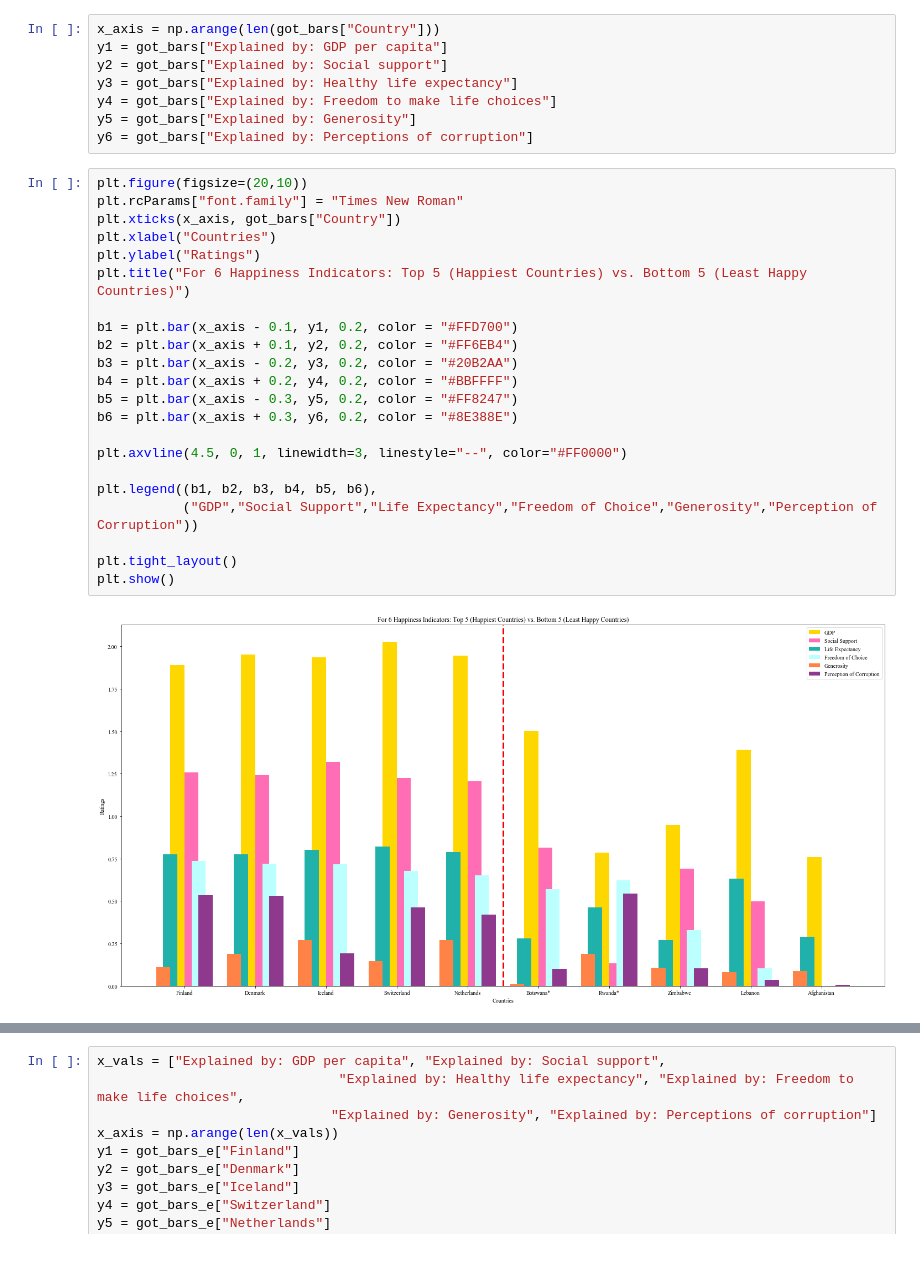
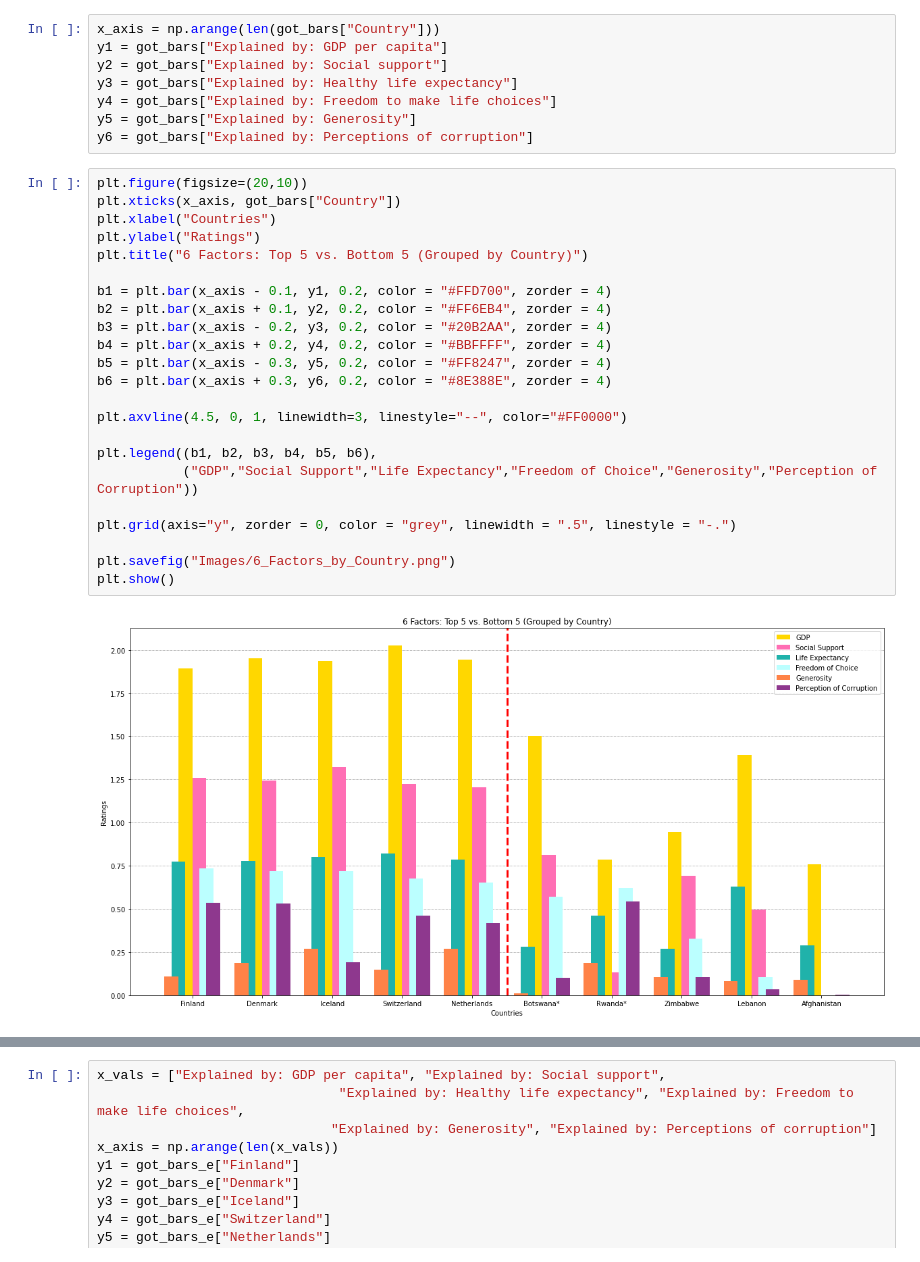
Before and after one commit to CBPher24/Exploring-World-Happiness, a Jupyter notebook: MainWork/Compound_BarPlot.ipynb, the cells around one changed output, grey strips where cells are left out. Cells and saved outputs as stored; diff of their text form.

```diff
--- a/MainWork/Compound_BarPlot.ipynb
+++ b/MainWork/Compound_BarPlot.ipynb
@@ -36,28 +36,29 @@ y5 = got_bars["Explained by: Generosity"]
 y6 = got_bars["Explained by: Perceptions of corruption"]
 # %%
 plt.figure(figsize=(20,10))
-plt.rcParams["font.family"] = "Times New Roman"
 plt.xticks(x_axis, got_bars["Country"])
 plt.xlabel("Countries")
 plt.ylabel("Ratings")
-plt.title("For 6 Happiness Indicators: Top 5 (Happiest Countries) vs. Bottom 5 (Least Happy Countries)")
+plt.title("6 Factors: Top 5 vs. Bottom 5 (Grouped by Country)")
 
-b1 = plt.bar(x_axis - 0.1, y1, 0.2, color = "#FFD700")
-b2 = plt.bar(x_axis + 0.1, y2, 0.2, color = "#FF6EB4")
-b3 = plt.bar(x_axis - 0.2, y3, 0.2, color = "#20B2AA")
-b4 = plt.bar(x_axis + 0.2, y4, 0.2, color = "#BBFFFF")
-b5 = plt.bar(x_axis - 0.3, y5, 0.2, color = "#FF8247")
-b6 = plt.bar(x_axis + 0.3, y6, 0.2, color = "#8E388E")
+b1 = plt.bar(x_axis - 0.1, y1, 0.2, color = "#FFD700", zorder = 4)
+b2 = plt.bar(x_axis + 0.1, y2, 0.2, color = "#FF6EB4", zorder = 4)
+b3 = plt.bar(x_axis - 0.2, y3, 0.2, color = "#20B2AA", zorder = 4)
+b4 = plt.bar(x_axis + 0.2, y4, 0.2, color = "#BBFFFF", zorder = 4)
+b5 = plt.bar(x_axis - 0.3, y5, 0.2, color = "#FF8247", zorder = 4)
+b6 = plt.bar(x_axis + 0.3, y6, 0.2, color = "#8E388E", zorder = 4)
 
 plt.axvline(4.5, 0, 1, linewidth=3, linestyle="--", color="#FF0000")
 
 plt.legend((b1, b2, b3, b4, b5, b6),
            ("GDP","Social Support","Life Expectancy","Freedom of Choice","Generosity","Perception of Corruption"))
 
-plt.tight_layout()
+plt.grid(axis="y", zorder = 0, color = "grey", linewidth = ".5", linestyle = "-.")
+
+plt.savefig("Images/6_Factors_by_Country.png")
 plt.show()
 # %% [output]
-[figure, old version]
+[figure, new version]
 # %%
 got_bars_e = got_bars.loc[: , ["Country", "Explained by: GDP per capita", "Explained by: Social support",
                                "Explained by: Healthy life expectancy", "Explained by: Freedom to make life choices",
```
Also changed, not shown: parts of 2 cells of this notebook, 2 other files.
